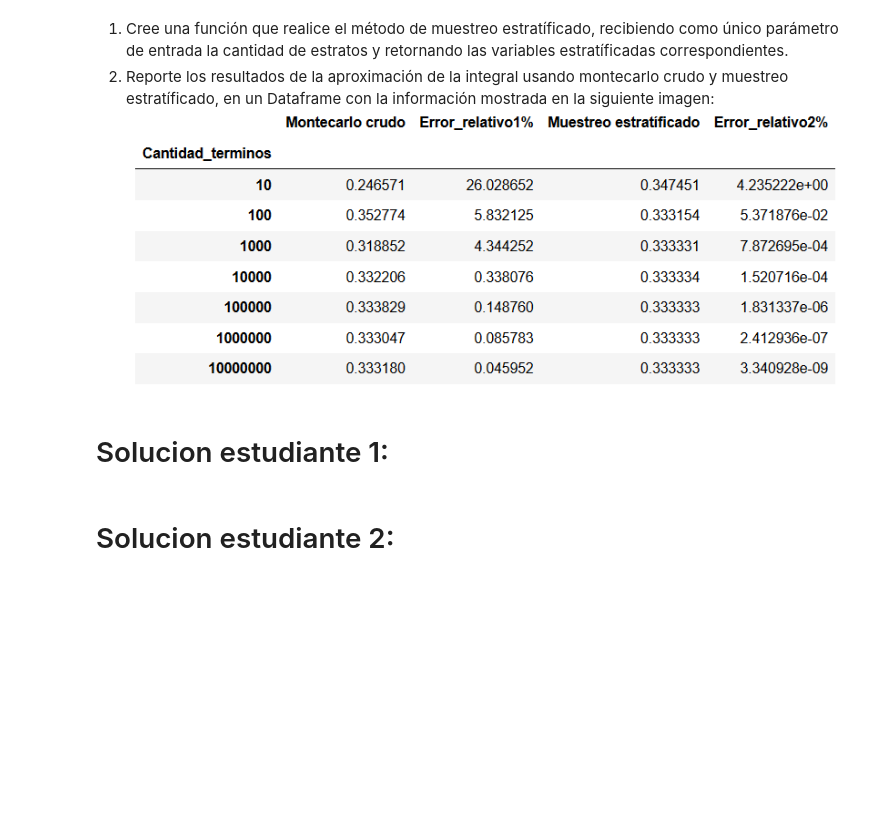
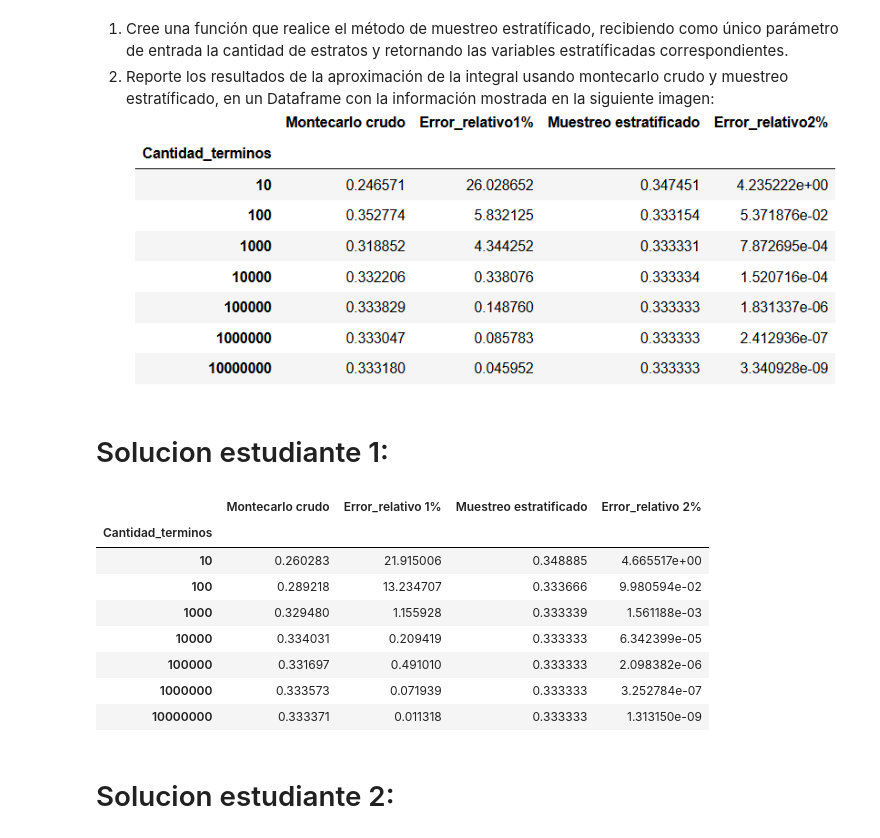
Before and after one commit to Marcoif/Proyecto_Conjunto_MAOchoa_RBetancourt, a Jupyter notebook: Tarea7_MAOchoa_RBetancourt.ipynb, the cells around one changed output. Cells and saved outputs as stored; diff of their text form; code cells hidden in the pictures; blank space fills up the shorter version.

```diff
--- a/Tarea7_MAOchoa_RBetancourt.ipynb
+++ b/Tarea7_MAOchoa_RBetancourt.ipynb
@@ -30,2 +37,49 @@ Pasos
+# %%
+def montecarlo(f:'Función a integrar',
+                   a:'Límite inferior',
+                   b:'Límite superior',
+                   U:'Muestra de números'):
+    return (b-a)/len(U)*np.sum(f(U))
+
+def muestreo(n: 'Número de estratos'):
+    u= np.random.uniform(a,b,n)
+    i=np.arange(0,n)
+    estratificacion = (u+i)/n
+    return estratificacion
+# %%
+
+I = 1/3
+a = 0
+b = 1
+N = np.logspace(1,7,7,dtype=int)
+# data frame
+result = pd.DataFrame(index=N,columns=['Montecarlo crudo', 'Error_relativo 1%',
+                                   'Muestreo estratificado', 'Error_relativo 2%' ], dtype='float')
+result.index.name = "Cantidad_terminos"
+
+
+ui = list(map(lambda N:np.random.uniform(a,b,N),N))
+ue= list(map(muestreo, N))
+
+
+I_m= [montecarlo(lambda x:x**2, a, b, Y) for Y in ui]
+
+I_e= [montecarlo(lambda x:x**2, a, b, Y) for Y in ue]
+result.loc[N,"Montecarlo crudo"] = I_m
+result.loc[N,"Error_relativo 1%"] = np.abs(result.loc[N,"Montecarlo crudo"]-I)*100/I
+result.loc[N,"Muestreo estratificado"] = I_e
+result.loc[N,"Error_relativo 2%"] = np.abs(result.loc[N,"Muestreo estratificado"]-I)*100/I
+
+result
+# %% [output]
+|  | Montecarlo crudo | Error_relativo 1% | Muestreo estratificado | Error_relativo 2% |
+| Cantidad_terminos |  |  |  |  |
+| 10 | 0.260283 | 21.915006 | 0.348885 | 4.665517e+00 |
+| 100 | 0.289218 | 13.234707 | 0.333666 | 9.980594e-02 |
+| 1000 | 0.329480 | 1.155928 | 0.333339 | 1.561188e-03 |
+| 10000 | 0.334031 | 0.209419 | 0.333333 | 6.342399e-05 |
+| 100000 | 0.331697 | 0.491010 | 0.333333 | 2.098382e-06 |
+| 1000000 | 0.333573 | 0.071939 | 0.333333 | 3.252784e-07 |
+| 10000000 | 0.333371 | 0.011318 | 0.333333 | 1.313150e-09 |
 # %% [markdown]
 # Solucion estudiante 2:
```
Also changed, not shown: parts of 2 cells of this notebook.
